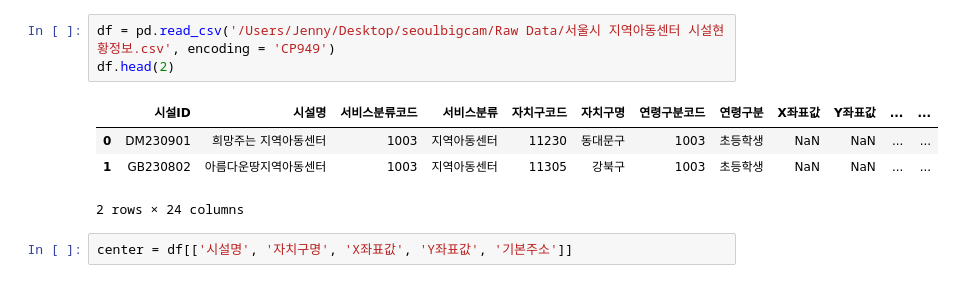
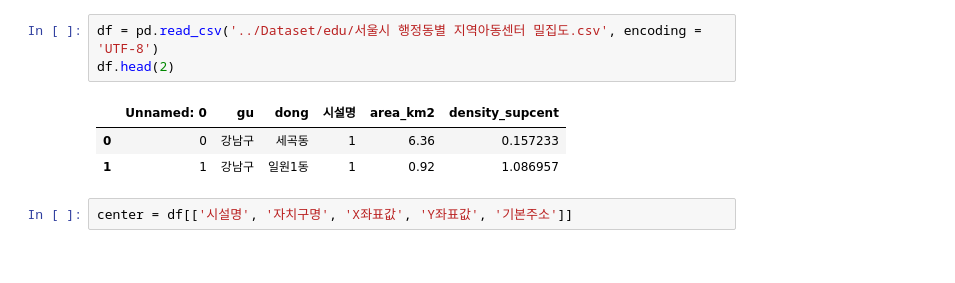
Before and after one commit to zissuuo/seoulbigcam, a Jupyter notebook: Data Preprocessing/지역아동센터.ipynb, the cells around one changed output. Saved outputs shown, nothing was run; the diff lists cells and outputs as text.

```diff
--- a/지역아동센터.ipynb
+++ b/Data Preprocessing/지역아동센터.ipynb
@@ -4,11 +7,10 @@ import numpy as np
 # %%
-df = pd.read_csv('/Users/Jenny/Desktop/seoulbigcam/Raw Data/서울시 지역아동센터 시설현황정보.csv', encoding = 'CP949')
+df = pd.read_csv('../Dataset/edu/서울시 행정동별 지역아동센터 밀집도.csv', encoding = 'UTF-8')
 df.head(2)
 # %% [output]
-|  | 시설ID | 시설명 | 서비스분류코드 | 서비스분류 | 자치구코드 | 자치구명 | 연령구분코드 | 연령구분 | X좌표값 | Y좌표값 | ... | ... |
-| 0 | DM230901 | 희망주는 지역아동센터 | 1003 | 지역아동센터 | 11230 | 동대문구 | 1003 | 초등학생 | NaN | NaN | ... | ... |
-| 1 | GB230802 | 아름다운땅지역아동센터 | 1003 | 지역아동센터 | 11305 | 강북구 | 1003 | 초등학생 | NaN | NaN | ... | ... |
+|  | Unnamed: 0 | gu | dong | 시설명 | area_km2 | density_supcent |
+| 0 | 0 | 강남구 | 세곡동 | 1 | 6.36 | 0.157233 |
+| 1 | 1 | 강남구 | 일원1동 | 1 | 0.92 | 1.086957 |
-2 rows × 24 columns
 # %%
 center = df[['시설명', '자치구명', 'X좌표값', 'Y좌표값', '기본주소']]
 # %% [markdown]
```
Also changed, not shown: parts of 5 cells of this notebook, 53 other files.
